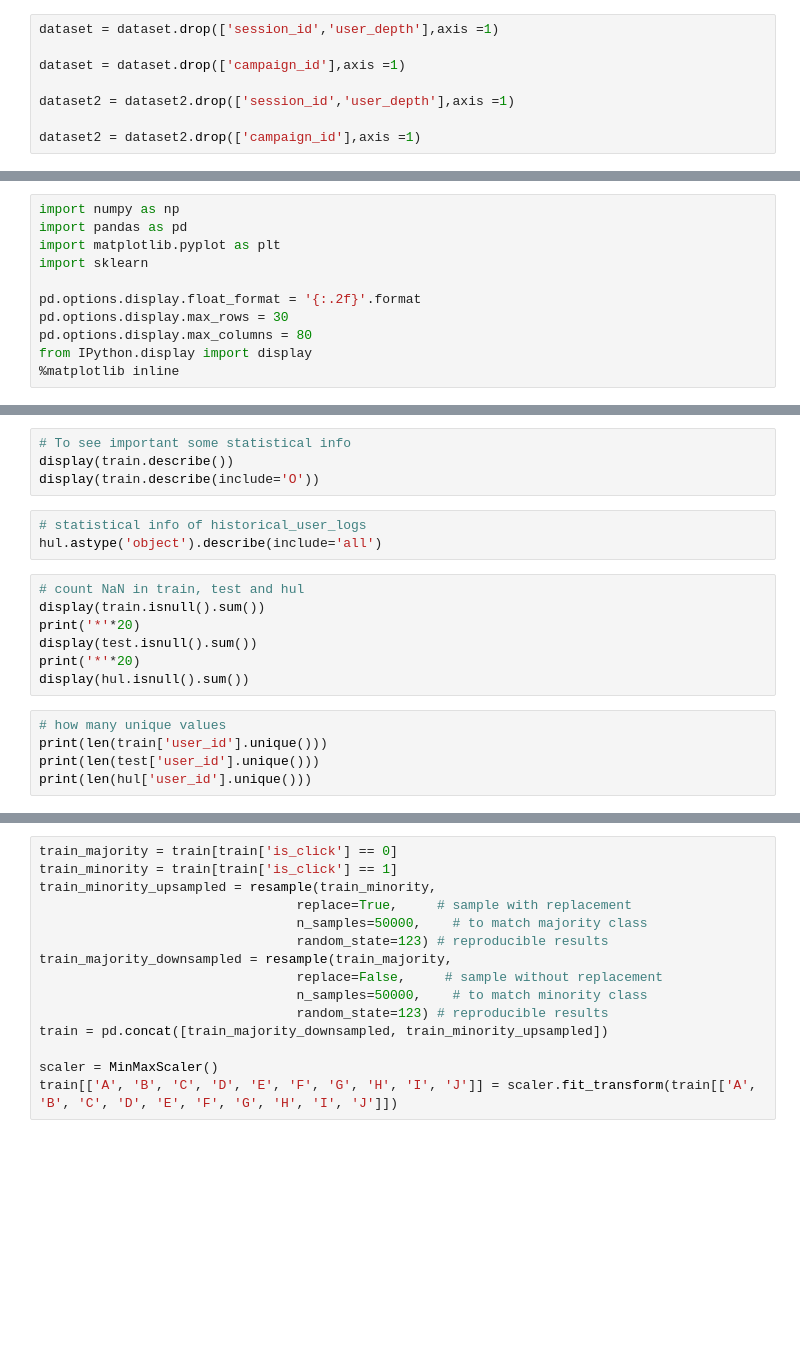
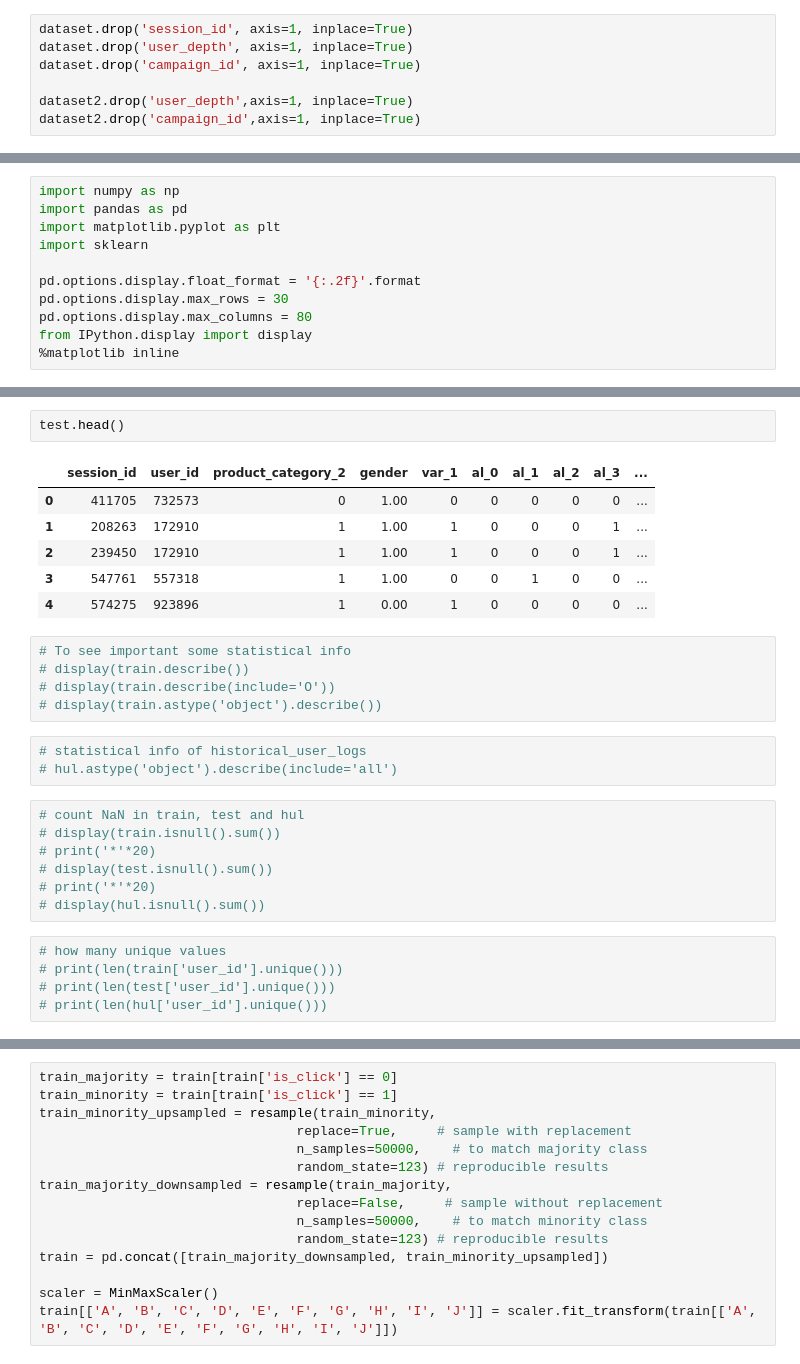
Before and after one commit to abhiWriteCode/AmexModel, a Jupyter notebook: AmEx.ipynb, the cells around one changed output, grey strips where cells are left out. Drawn from its saved outputs; the diff is of its cells as text; blank space fills up the shorter version.

```diff
--- a/AmEx.ipynb
+++ b/AmEx.ipynb
@@ -25,8 +63,7 @@ dataset2['gender'] = dataset2['gender'].map({'Female':0,'Male':1})
 # %%
-dataset = dataset.drop(['session_id','user_depth'],axis =1)
+dataset.drop('session_id', axis=1, inplace=True)
+dataset.drop('user_depth', axis=1, inplace=True)
+dataset.drop('campaign_id', axis=1, inplace=True)
 
-dataset = dataset.drop(['campaign_id'],axis =1)
-
-dataset2 = dataset2.drop(['session_id','user_depth'],axis =1)
-
-dataset2 = dataset2.drop(['campaign_id'],axis =1)
+dataset2.drop('user_depth',axis=1, inplace=True)
+dataset2.drop('campaign_id',axis=1, inplace=True)
@@ -220,22 +326,32 @@ train.shape, hul.shape, test.shape
+# %%
+test.head()
+# %% [output]
+|  | session_id | user_id | product_category_2 | gender | var_1 | al_0 | al_1 | al_2 | al_3 | ... |
+| 0 | 411705 | 732573 | 0 | 1.00 | 0 | 0 | 0 | 0 | 0 | ... |
+| 1 | 208263 | 172910 | 1 | 1.00 | 1 | 0 | 0 | 0 | 1 | ... |
+| 2 | 239450 | 172910 | 1 | 1.00 | 1 | 0 | 0 | 0 | 1 | ... |
+| 3 | 547761 | 557318 | 1 | 1.00 | 0 | 0 | 1 | 0 | 0 | ... |
+| 4 | 574275 | 923896 | 1 | 0.00 | 1 | 0 | 0 | 0 | 0 | ... |
 # %%
 # To see important some statistical info
-display(train.describe())
-display(train.describe(include='O'))
+# display(train.describe())
+# display(train.describe(include='O'))
+# display(train.astype('object').describe())
 # %%
 # statistical info of historical_user_logs
-hul.astype('object').describe(include='all')
+# hul.astype('object').describe(include='all')
 # %%
 # count NaN in train, test and hul
-display(train.isnull().sum())
-print('*'*20)
-display(test.isnull().sum())
-print('*'*20)
-display(hul.isnull().sum())
+# display(train.isnull().sum())
+# print('*'*20)
+# display(test.isnull().sum())
+# print('*'*20)
+# display(hul.isnull().sum())
 # %%
 # how many unique values
-print(len(train['user_id'].unique()))
-print(len(test['user_id'].unique()))
-print(len(hul['user_id'].unique()))
+# print(len(train['user_id'].unique()))
+# print(len(test['user_id'].unique()))
+# print(len(hul['user_id'].unique()))
 # %%
 # counting frequency of product for every user and save it in variable df_10
 # 'products' are column's names and 'user_id' is row's indices
```
Also changed, not shown: parts of 42 cells of this notebook.
